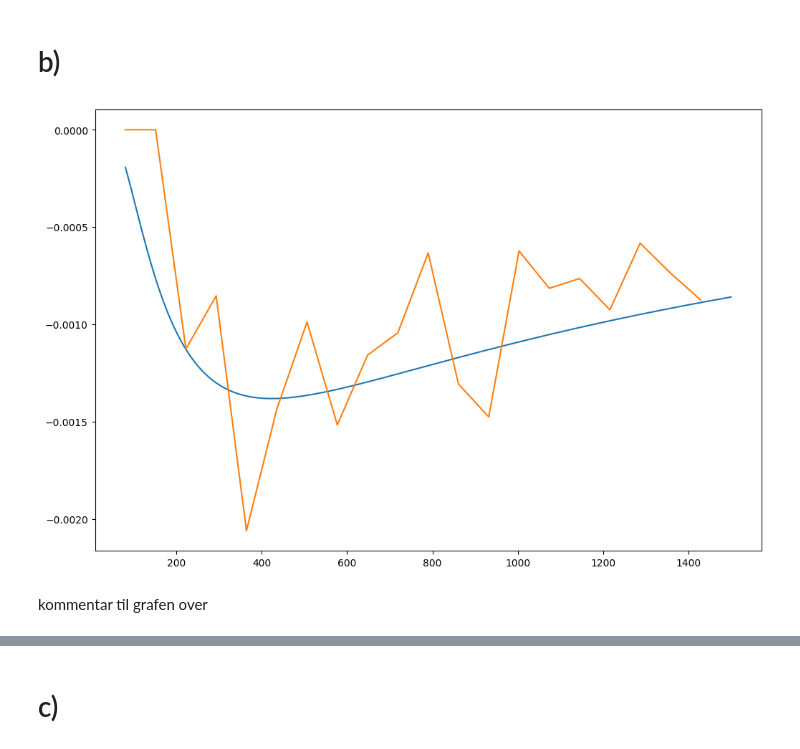
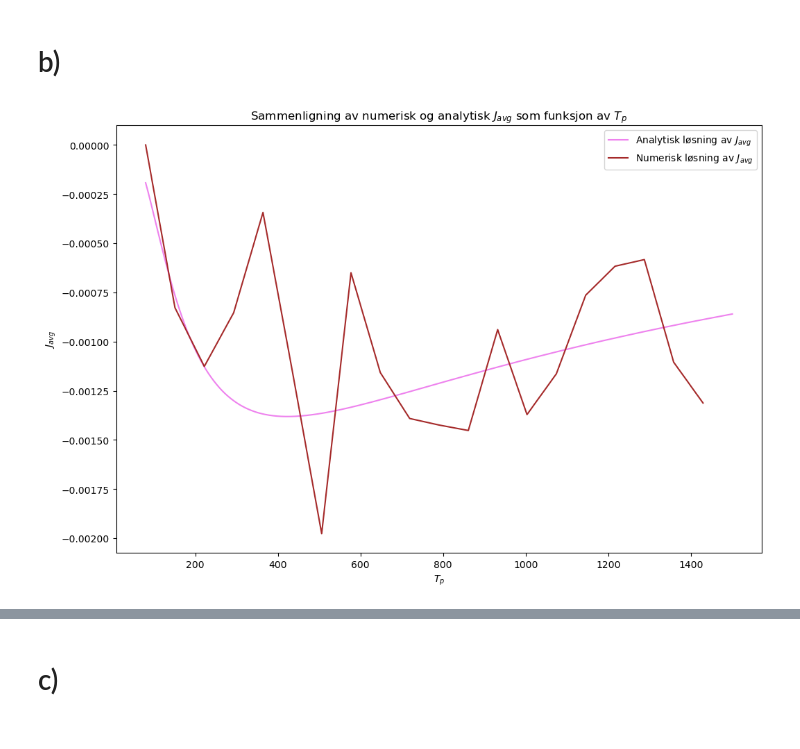
Before and after one commit to marieke-vaske/VitBer-BioFys, a Jupyter notebook: Prosjekt - oppgave 4.ipynb, the cells around one changed output, grey strips where cells are left out. Saved outputs shown, nothing was run; the diff lists cells and outputs as text; code cells hidden in the pictures.

```diff
--- a/Prosjekt - oppgave 4.ipynb
+++ b/Prosjekt - oppgave 4.ipynb
@@ -196,17 +205,21 @@ for r in range(20):
-# %%
-D = 1/3
-T_p = 80
-N_x_analytic = 100
-T_p_Array = np.arange(80, 1500, 1/20)
-
-J_analytic2 = []
-for T_p_Values in T_p_Array:
-    J_analytic2.append(J_avg(alpha, T_p_Values, N_x_analytic))
-
-plt.plot(T_p_Array, N_x/N_x_analytic * np.array(J_analytic2))
-plt.plot(T_p_array, J_avg_sum)
-plt.show()
-# %% [output]
-[figure, removed]
-# %% [markdown]
-kommentar til grafen over
+# %%
+# Analytisk løsning av J_avg
+
+D = 1/3                                 # Diffusjonskoeffisient
+T_p = 80                                # Antall tidssteg i en tidssyklus
+N_x_analytic = 100                      # Lengde på den romlige perioden til sagtann-potensialet
+T_p_Array = np.arange(80, 1500, 1/20)   # Liste med jevnt fordelte Tp-verdier
+
+J_avg_analytic2 = []
+for T_p_Values in T_p_Array:                                        # Itererer gjennom 20 forskjellige Tp-verdier
+    J_avg_analytic2.append(J_avg(alpha, T_p_Values, N_x_analytic))  # Fyller liste med J_avg ved forskjellige Tp-verdier
+
+plt.plot(T_p_Array, N_x/N_x_analytic * np.array(J_avg_analytic2), label = 'Analytisk løsning av $J_{avg}$', color = 'violet')
+plt.plot(T_p_array, J_avg_all_Tp2, label = 'Numerisk løsning av $J_{avg}$', color = 'brown')
+plt.title('Sammenligning av numerisk og analytisk $J_{avg}$ som funksjon av $T_p$')
+plt.xlabel('$T_p$')
+plt.ylabel('$J_{avg}$')
+plt.legend()
+plt.show()
+# %% [output]
+[figure, added]
```
Also changed, not shown: parts of 8 cells of this notebook.
